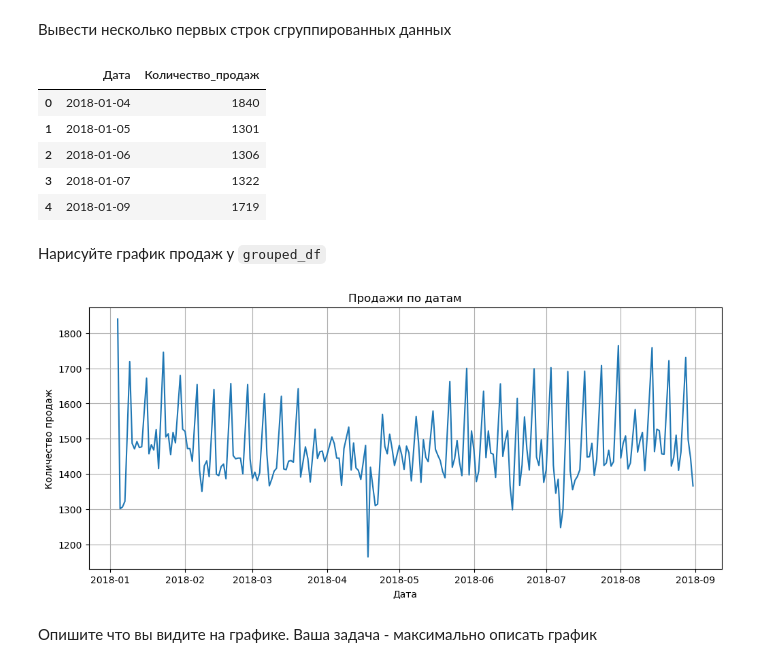
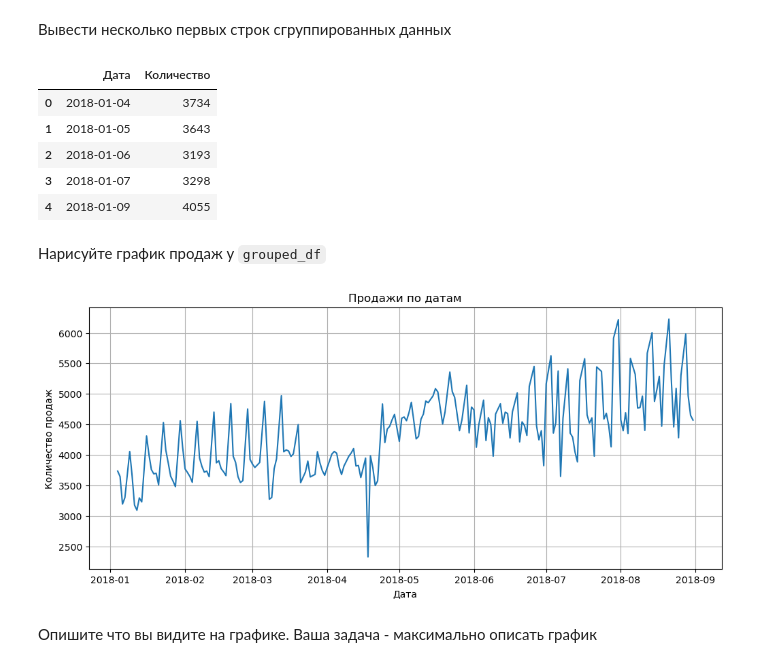
Before and after one commit to duadaryn/Portfolio-by-work, a Jupyter notebook: work_in _Python_Блок 3.ipynb, the cells around one changed output. Saved outputs shown, nothing was run; the diff lists cells and outputs as text; code cells hidden in the pictures.

```diff
--- a/work_in _Python_Блок 3.ipynb
+++ b/work_in _Python_Блок 3.ipynb
@@ -58,28 +56,31 @@ grouped_df = (df.groupby('Дата').size().reset_index(name='Количеств
+# %%
+grouped_df = (df.groupby('Дата', as_index=False).agg({'Количество': 'sum'}))
+# исправила с size на кол-во продаж
 # %% [markdown]
 Вывести несколько первых строк сгруппированных данных
 # %%
 grouped_df.head()
 # %% [output]
-|  | Дата | Количество_продаж |
-| 0 | 2018-01-04 | 1840 |
-| 1 | 2018-01-05 | 1301 |
-| 2 | 2018-01-06 | 1306 |
-| 3 | 2018-01-07 | 1322 |
-| 4 | 2018-01-09 | 1719 |
+|  | Дата | Количество |
+| 0 | 2018-01-04 | 3734 |
+| 1 | 2018-01-05 | 3643 |
+| 2 | 2018-01-06 | 3193 |
+| 3 | 2018-01-07 | 3298 |
+| 4 | 2018-01-09 | 4055 |
 # %% [markdown]
 Нарисуйте график продаж у `grouped_df`
 # %%
 import matplotlib.pyplot as plt
 
 plt.figure(figsize=(12, 5))
-plt.plot(grouped_df['Дата'], grouped_df['Количество_продаж'])
+plt.plot(grouped_df['Дата'], grouped_df['Количество'])
 plt.title('Продажи по датам')
 plt.xlabel('Дата')
 plt.ylabel('Количество продаж')
 plt.grid(True)
 plt.show()
 # %% [output]
-[figure, old version]
+[figure, new version]
 # %% [markdown]
 Опишите что вы видите на графике. Ваша задача - максимально описать график
 # %%
```
Also changed, not shown: parts of 6 cells of this notebook, 1 other file.
